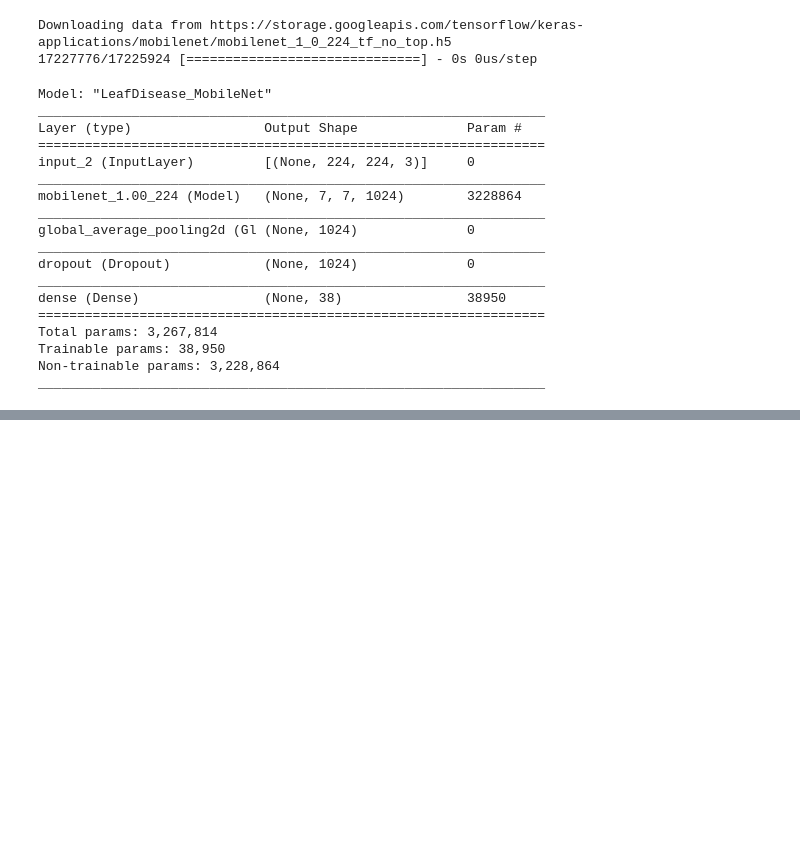
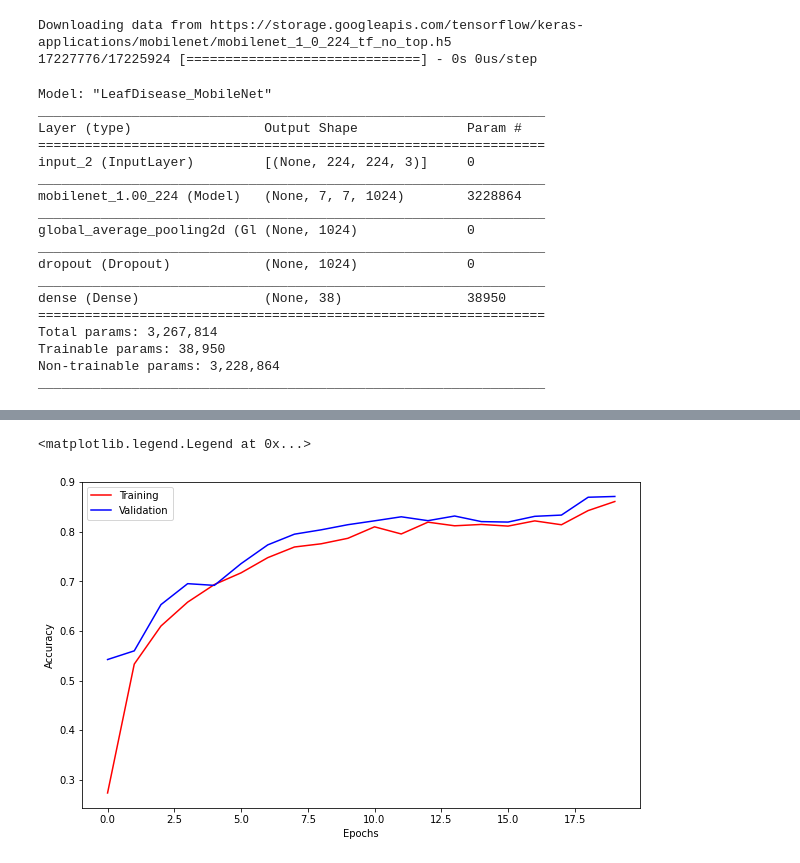
Before and after one commit to samir2901/Leaf-Disease-Classification, a Jupyter notebook: leaf-disease-classification-mobilenet.ipynb, the cells around one changed output, grey strips where cells are left out. Cells and saved outputs as stored; diff of their text form; code cells hidden in the pictures; blank space fills up the shorter version.

```diff
--- a/leaf-disease-classification-mobilenet.ipynb
+++ b/leaf-disease-classification-mobilenet.ipynb
@@ -117,0 +133,15 @@ model.save('leaf-cnn.h5')
+# %%
+acc = history.history['categorical_accuracy']
+val_acc = history.history['val_categorical_accuracy']
+
+epochs = range(len(acc))
+
+fig = plt.figure(figsize=(10,6))
+plt.plot(epochs,acc,c="red",label="Training")
+plt.plot(epochs,val_acc,c="blue",label="Validation")
+plt.xlabel("Epochs")
+plt.ylabel("Accuracy")
+plt.legend()
+# %% [output]
+<matplotlib.legend.Legend at 0x...>
+[figure, added]
```
Also changed, not shown: parts of 3 cells of this notebook, 2 other files.
